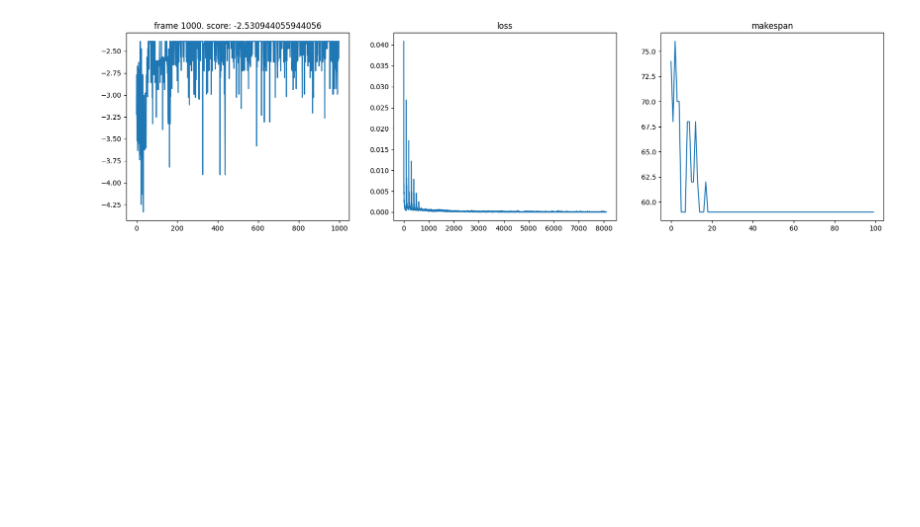
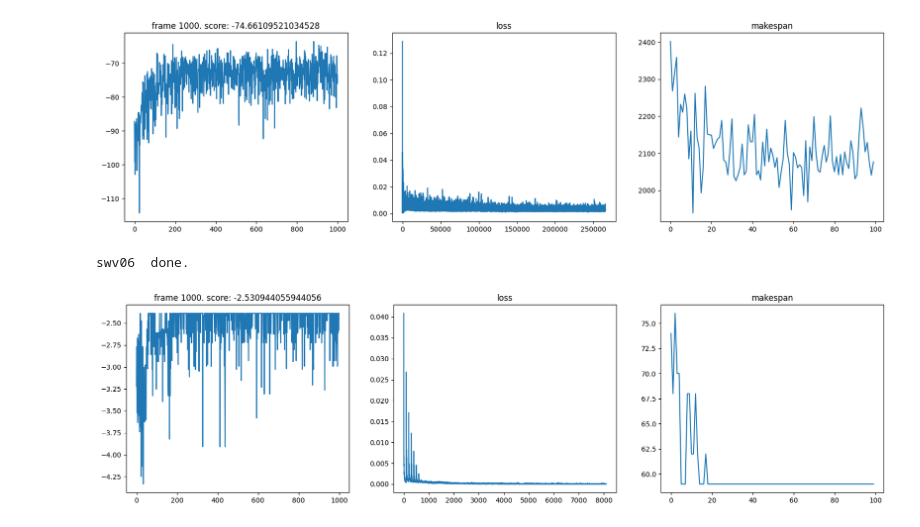
Before and after one commit to hexiao5886/DRL-for-Job-Shop-Scheduling, a Jupyter notebook: train_dqn.ipynb, the cells around one changed output. Drawn from its saved outputs; the diff is of its cells as text; code cells hidden in the pictures; blank space fills up the shorter version.

```diff
--- a/train_dqn.ipynb
+++ b/train_dqn.ipynb
@@ -3,10 +3,7 @@ from train_dqn import train_dqn
 import os
 import torch
 # %%
-instances = ["ft06", "la01", "la06", "la11", "la21", "la31", "la36", "orb01", "swv01", "swv06", "swv11", "yn1",
-            "swv12", "swv13", "swv14", "swv15"]
-
-instance = "ft06"
+instances = ["la01", "la06", "la11", "la21", "la31", "la36", "orb01", "swv01", "swv06", "swv11", "yn1"]
 # %%
 num_episodes = 1000
 memory_size = 100000
@@ -17 +15,12 @@ plotting_inteval = 10
+# %%
+for instance in instances:
+    plot_file = f"plots_training_dynamic/{instance}/num_episodes={num_episodes}_memory_size={memory_size}_target_update={target_update}_noisy={noisy}_cycle={schedule_cycle}.png"
+    policy, t = train_dqn(instance, num_episodes=num_episodes, memory_size=memory_size, batch_size=batch_size,
+                            target_update=target_update, noisy=noisy, plotting_interval=plotting_inteval, save_plot=plot_file, schedule_cycle=schedule_cycle)
+    policy_file = f"policies/dqn_mlp/{instance}_num_episodes={num_episodes}_memory_size={memory_size}_target_update={target_update}_noisy={noisy}_cycle={schedule_cycle}.pth"
+    torch.save(policy.state_dict(), policy_file)
+    print(instance, " done.")
+# %% [output]
+[figure, added]
+swv06  done.
 # %%
```
Also changed, not shown: parts of 2 cells of this notebook, 25 other files.
